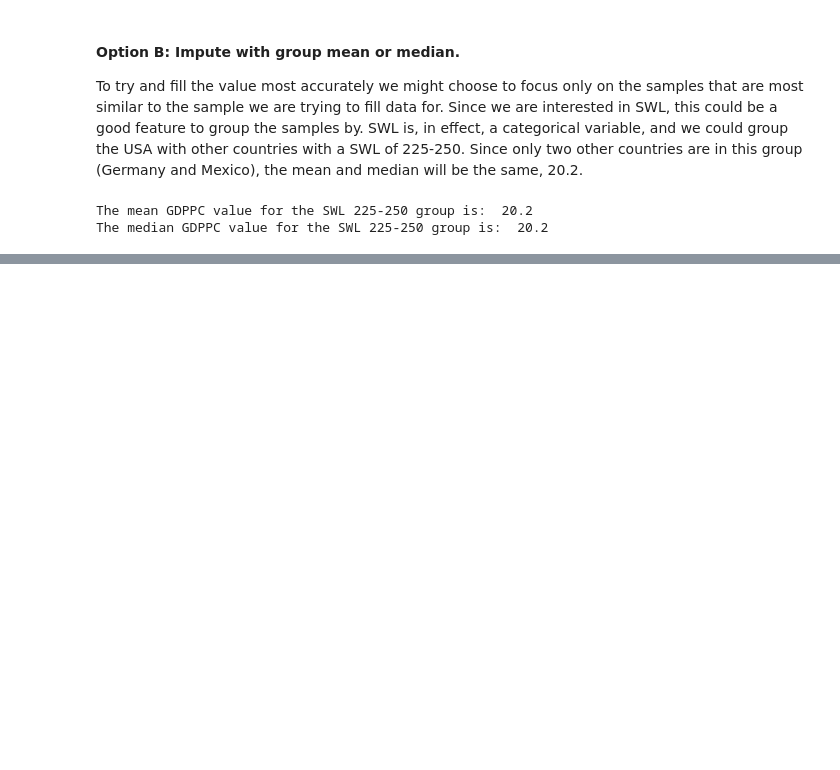
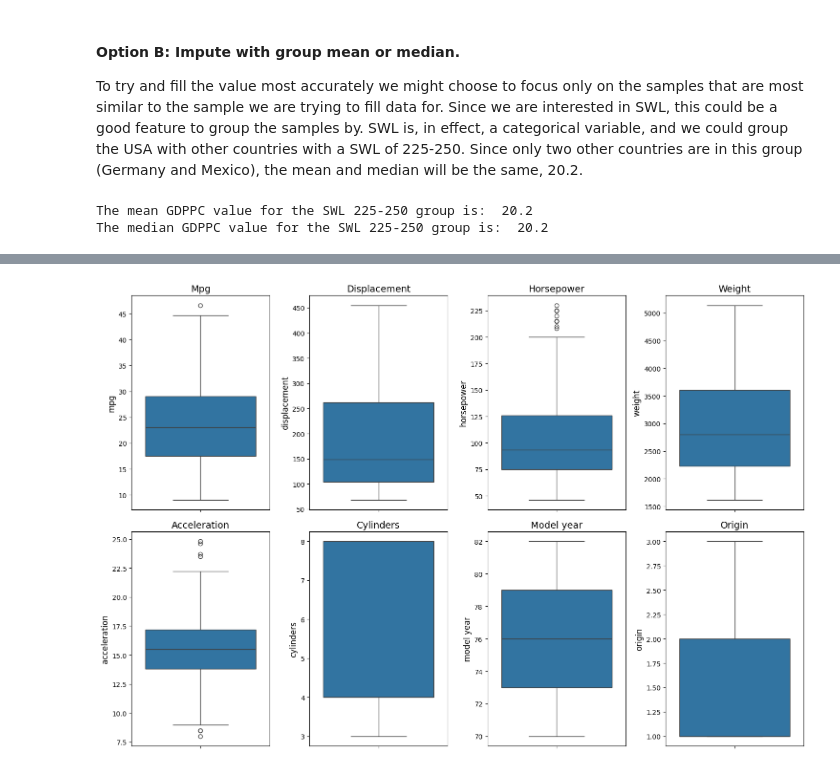
Before and after one commit to CateMerfeld/class_work, a Jupyter notebook: data_mining/cs548_hw2.ipynb, the cells around one changed output, grey strips where cells are left out. Drawn from its saved outputs; the diff is of its cells as text; code cells hidden in the pictures; blank space fills up the shorter version.

```diff
--- a/data_mining/cs548_hw2.ipynb
+++ b/data_mining/cs548_hw2.ipynb
@@ -144,0 +195,6 @@ again as you did above and report any changes you observe in the results
+# %%
+file_path = 'data/auto-mpg.csv'
+auto_dataset = pd.read_csv(file_path)
+print(auto_dataset.info())
+print('-----------------')
+auto_dataset.head()
@@ -144,0 +226,6 @@ again as you did above and report any changes you observe in the results
+# %%
+# mpg, displacement, and acceleration are already continuous, just need to convert horsepower and weight
+auto_dataset['horsepower'] = pd.to_numeric(auto_dataset['horsepower'], errors='coerce')
+auto_dataset['weight'] = pd.to_numeric(auto_dataset['weight'], errors='coerce').astype(float)
+# cylinders, model-year, and origin are already discreet, no need to adjust those
+auto_dataset.info()
@@ -144,0 +280,18 @@ again as you did above and report any changes you observe in the results
+# %%
+# Create box plots for each continuous feature
+continuous_features = [
+    'mpg', 'displacement', 'horsepower', 'weight', 'acceleration',
+    'cylinders', 'model year', 'origin'
+    ]
+
+plt.figure(figsize=(15, 10))
+for i, feature in enumerate(continuous_features, 1):
+    plt.subplot(2, 4, i)
+    sns.boxplot(y=auto_dataset[feature])
+    plt.title(feature.capitalize(), fontsize=14)
+    plt.ylabel(feature, fontsize=12)
+
+plt.tight_layout()
+plt.show()
+# %% [output]
+[figure, added]
```
Also changed, not shown: parts of 52 cells of this notebook, 3 other files.
